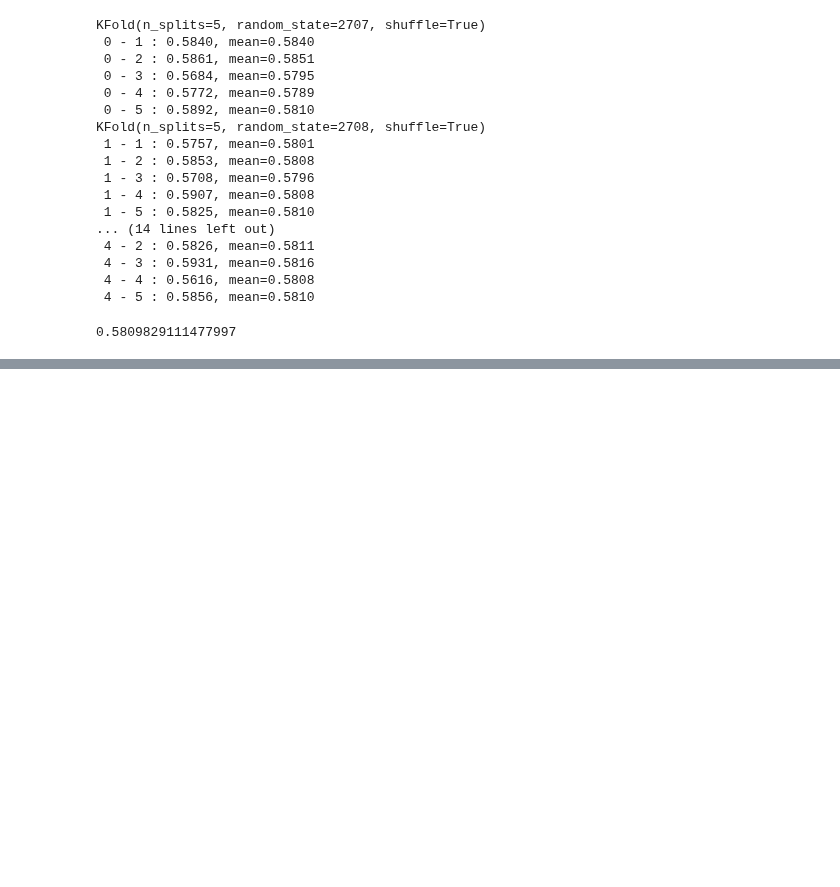
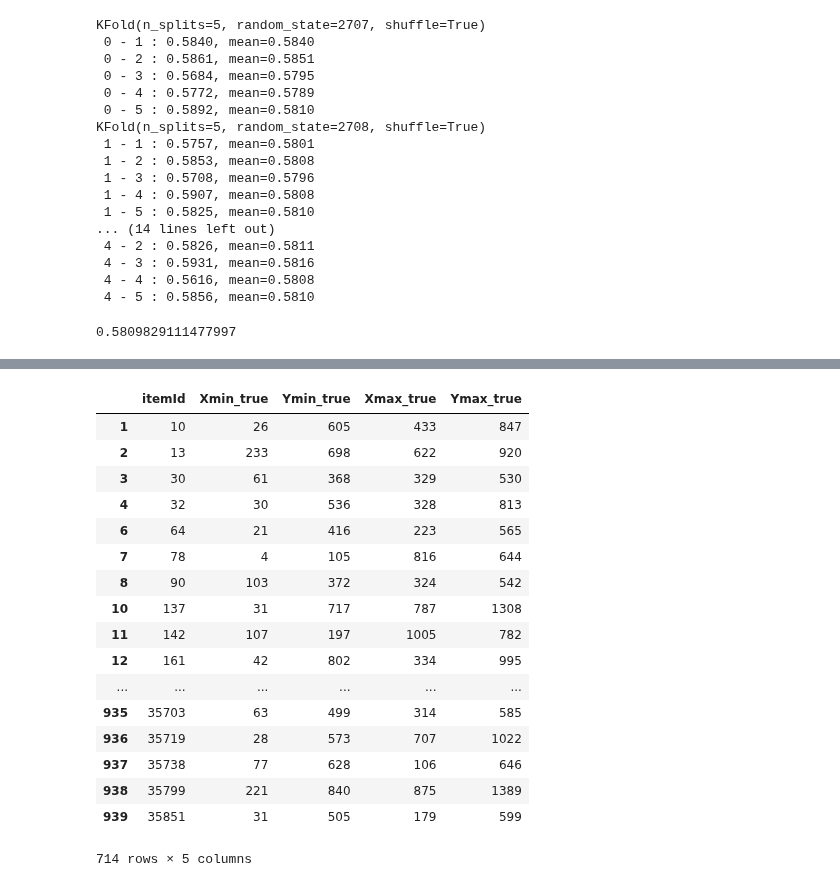
Before and after one commit to tyamgin/mlbootcamp, a Jupyter notebook: championship21/Untitled.ipynb, the cells around one changed output, grey strips where cells are left out. Drawn from its saved outputs; the diff is of its cells as text; code cells hidden in the pictures; blank space fills up the shorter version.

```diff
--- a/championship21/Untitled.ipynb
+++ b/championship21/Untitled.ipynb
@@ -126,6 +107,7 @@ class MinMaxModelEx(MyModel):
         user_neg_count = defaultdict(int)
         items = [train[train.itemId == itemId] for itemId in train.itemId.unique()]
         for item in items:
+            break
             Xmin = item.Xmin.min()
             Ymin = item.Ymin.min()
             Xmax = item.Xmax.max()
@@ -134,27 +116,29 @@ class MinMaxModelEx(MyModel):
             score_within = intersection_over_union([Xmin, Ymin, Xmax, Ymax,
                                                     ans.Xmin_true, ans.Ymin_true, ans.Xmax_true, ans.Ymax_true])
             for x in item.itertuples():
+                user_count[x.userId] += 1
                 a = item[item.userId != x.userId]
                 score_without = intersection_over_union([a.Xmin.min(),
                                                          a.Ymin.min(),
                                                          a.Xmax.max(),
                                                          a.Ymax.max(),
                                                          ans.Xmin_true, ans.Ymin_true, ans.Xmax_true, ans.Ymax_true])
-                user_count[x.userId] += 1
                 #print([score_within, score_without])
                 if score_without > score_within:
                     user_neg_count[x.userId] += 1
         self.user_count = user_count
         self.user_neg_count = user_neg_count
-        self.del_users = [userId for userId, cnt in model.user_count.items() if model.user_neg_count[userId] == cnt]
+        self.del_users = [userId for userId, cnt in user_count.items() if cnt > 3 and user_neg_count[userId] >= cnt or cnt > 4 and user_neg_count[userId] >= cnt / 1.5]
     def predict(self, X):
+        ratio = lambda x: ((x.Xmax - x.Xmin) - (x.Ymax - x.Ymin)) / ((x.Xmax - x.Xmin) + (x.Ymax - x.Ymin))
         items = [X[X.itemId == itemId] for itemId in X.itemId.unique()]
         result = []
         for item in items:
-            if item.shape[0] > 1:
-                item = item[~item.userId.isin(self.del_users)]
+            mean_ratio = ratio(item).mean()
+            item2 = item[np.abs(ratio(item) - mean_ratio) <= 0.6]
+            if item2.shape[0] > 3:
+                item = item2
+            #if item.shape[0] > 3:
+            #    item = item[~item.userId.isin(self.del_users)]
             result.append([item.itemId.values[0], item.Xmin.min(), item.Ymin.min(), item.Xmax.max(), item.Ymax.max()])
         return pd.DataFrame(result, columns=['itemId', 'Xmin', 'Ymin', 'Xmax', 'Ymax'])
-# %%
-model = MinMaxModelEx()
-model.fit(train, train_answers)
@@ -263,0 +208,21 @@ res_test.head(10)
+# %%
+train_answers[(train_answers.Xmax_true - train_answers.Xmin_true > train_answers.Ymax_true - train_answers.Ymin_true).values]
+# %% [output]
+|  | itemId | Xmin_true | Ymin_true | Xmax_true | Ymax_true |
+| 1 | 10 | 26 | 605 | 433 | 847 |
+| 2 | 13 | 233 | 698 | 622 | 920 |
+| 3 | 30 | 61 | 368 | 329 | 530 |
+| 4 | 32 | 30 | 536 | 328 | 813 |
+| 6 | 64 | 21 | 416 | 223 | 565 |
+| 7 | 78 | 4 | 105 | 816 | 644 |
+| 8 | 90 | 103 | 372 | 324 | 542 |
+| 10 | 137 | 31 | 717 | 787 | 1308 |
+| 11 | 142 | 107 | 197 | 1005 | 782 |
+| 12 | 161 | 42 | 802 | 334 | 995 |
+| ... | ... | ... | ... | ... | ... |
+| 935 | 35703 | 63 | 499 | 314 | 585 |
+| 936 | 35719 | 28 | 573 | 707 | 1022 |
+| 937 | 35738 | 77 | 628 | 106 | 646 |
+| 938 | 35799 | 221 | 840 | 875 | 1389 |
+| 939 | 35851 | 31 | 505 | 179 | 599 |
+714 rows × 5 columns
```
Also changed, not shown: parts of 11 cells of this notebook, 1 other file.
